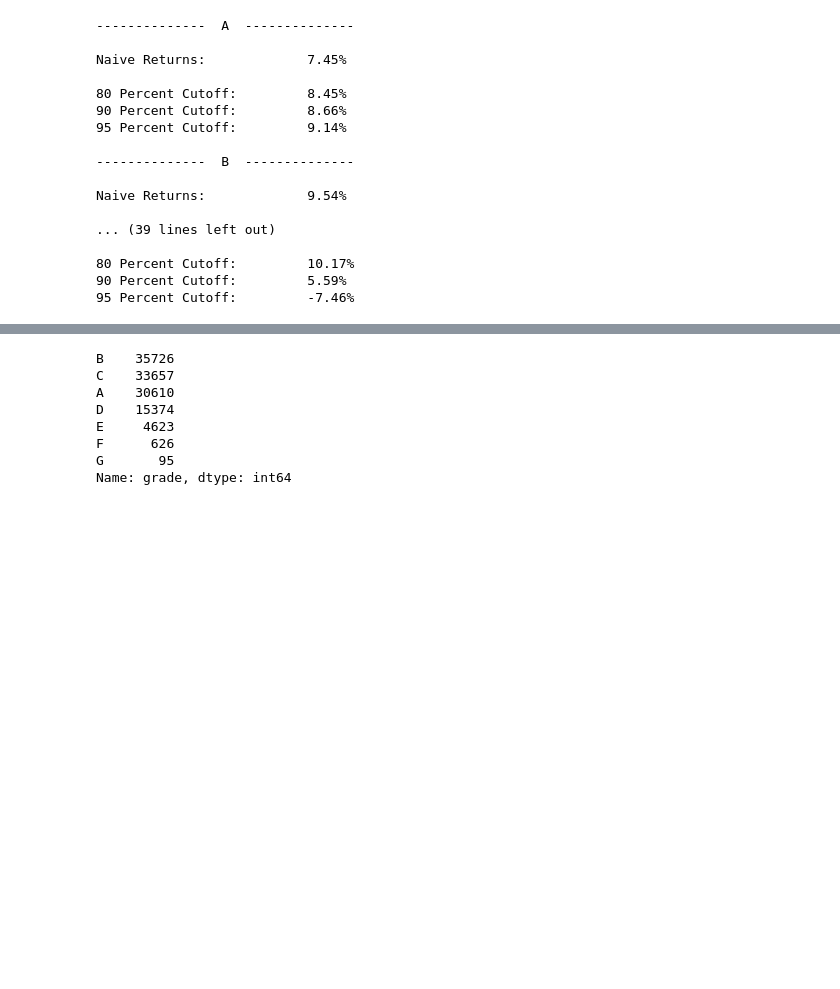
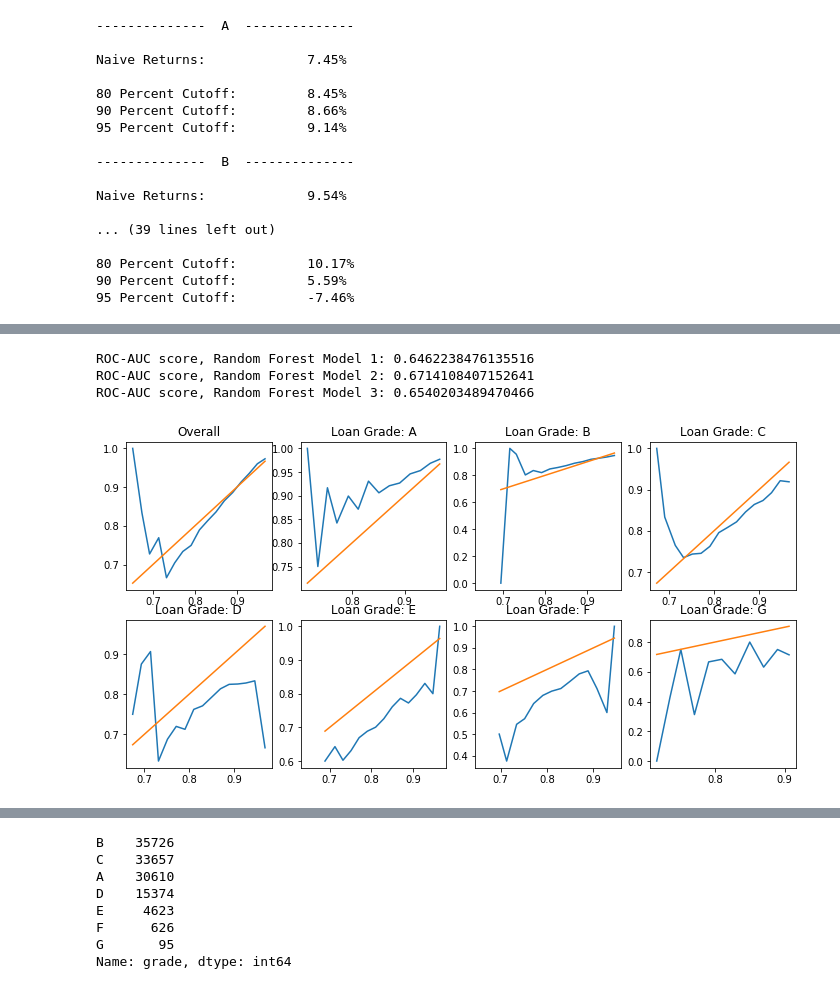
Before and after one commit to timcopelandoh/thinkful, a Jupyter notebook: Capstones and Projects/Capstone 3 - Final.ipynb, the cells around one changed output, grey strips where cells are left out. Cells and saved outputs as stored; diff of their text form; code cells hidden in the pictures; blank space fills up the shorter version.

```diff
--- a/Capstones and Projects/Capstone 3 - Final.ipynb
+++ b/Capstones and Projects/Capstone 3 - Final.ipynb
@@ -553,0 +585,10 @@ test['pred_rf2'] = [x[1] for x in rf2.predict_proba(X2_test)]
+# %%
+from imblearn.over_sampling import ADASYN
+
+sampler = ADASYN(n_neighbors=4)
+X2_rs, y_rs = sampler.fit_sample(X2, y)
+
+print("Original Sample - Paid: {}".format(sum(y == True)))
+print("Original Sample - Default: {}".format(sum(y == False)))
+print("Rebalanced Sample - Paid: {}".format(sum(y_rs == True)))
+print("Rebalanced Sample - Paid: {}".format(sum(y_rs == False)))
@@ -553,0 +620,24 @@ test['pred_rf2'] = [x[1] for x in rf2.predict_proba(X2_test)]
+# %%
+rf3 = ensemble.RandomForestClassifier(n_estimators=500, max_features=4, max_depth=10)
+
+rf3.fit(X2_rs, y_rs)
+
+test['pred_rf3'] = [x[1] for x in rf3.predict_proba(X2_test)]
+# %%
+test['pred_rf3_adj'] = 7 * test.pred_rf3 / (1 + 6 * test.pred_rf3)
+# %%
+print('ROC-AUC score, Random Forest Model 1: {}'.format(roc_auc_score(test.target, test.pred_rf1)))
+print('ROC-AUC score, Random Forest Model 2: {}'.format(roc_auc_score(test.target, test.pred_rf2)))
+print('ROC-AUC score, Random Forest Model 3: {}'.format(roc_auc_score(test.target, test.pred_rf3)))
+# %% [output]
+ROC-AUC score, Random Forest Model 1: 0.6462238476135516
+ROC-AUC score, Random Forest Model 2: 0.6714108407152641
+ROC-AUC score, Random Forest Model 3: 0.6540203489470466
+# %%
+test['ev_rf1'] = test['pred_rf1'] * test['total_int_paid'] - (1 - test['pred_rf1']) * .37
+test['ev_rf2'] = test['pred_rf2'] * test['total_int_paid'] - (1 - test['pred_rf2']) * .37
+test['ev_rf3'] = test['pred_rf3_adj'] * test['total_int_paid'] - (1 - test['pred_rf3_adj']) * .37
+# %%
+graph_by_grade(test.pred_rf1, test.grade, test.target)
+# %% [output]
+[figure, added]
```
Also changed, not shown: parts of 48 cells of this notebook, 2 other files.
